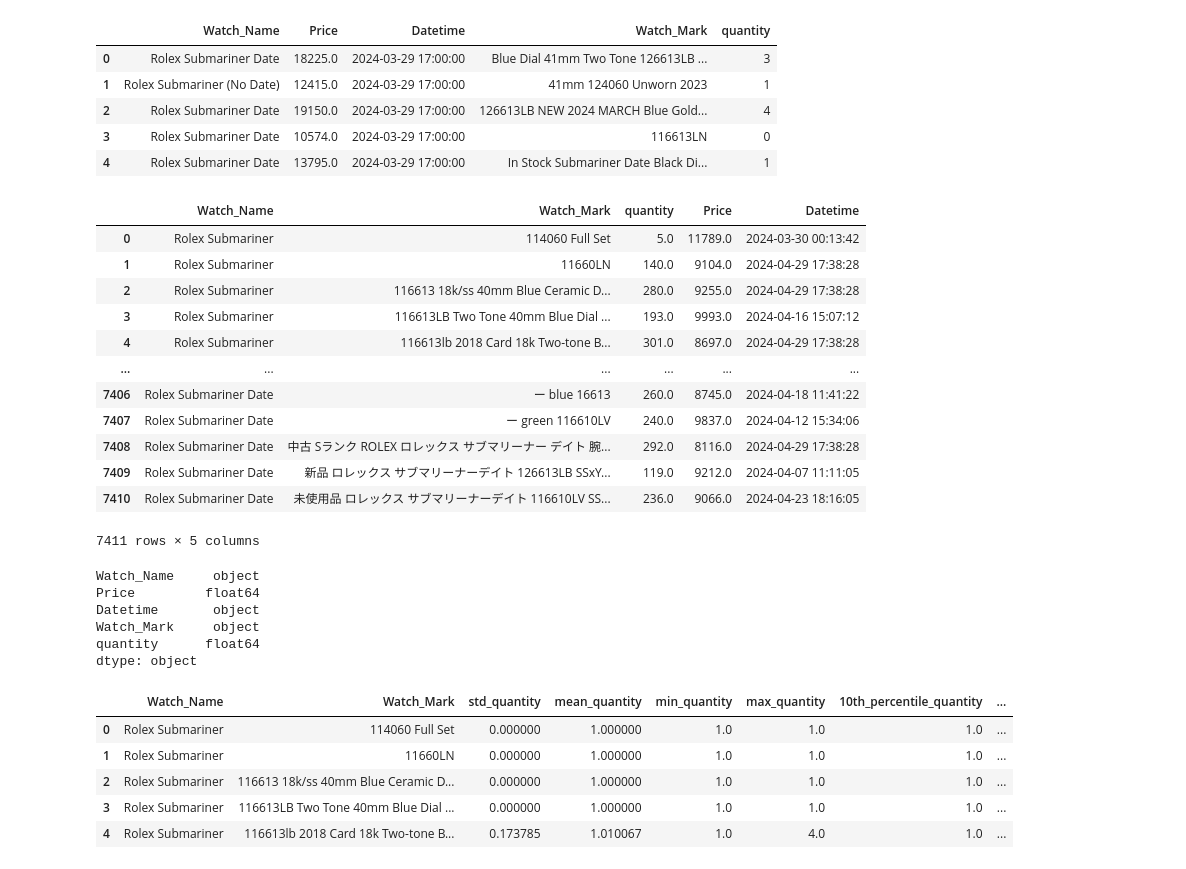
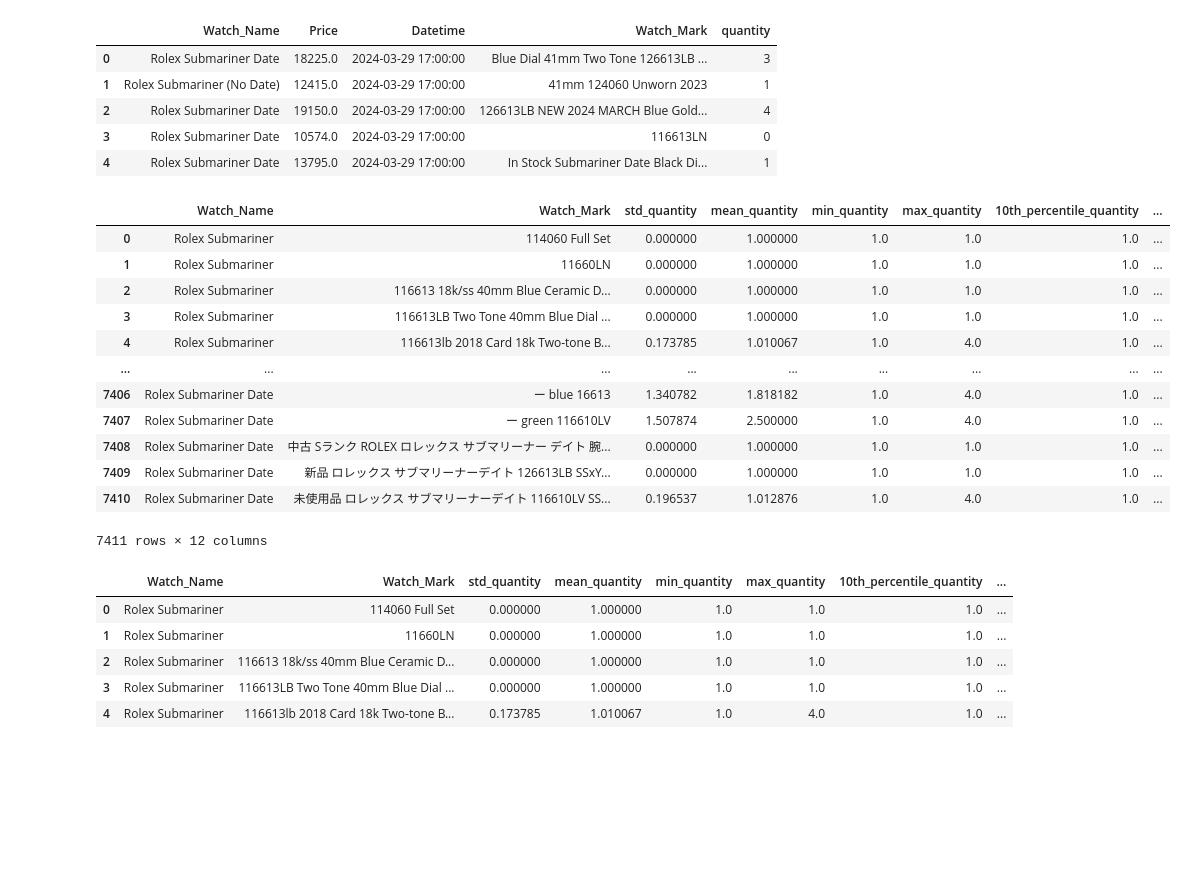
Before and after one commit to Internal3000/siwa-lite, a Jupyter notebook: rolex_data/analyst/rolex.ipynb, the cells around one changed output. Saved outputs shown, nothing was run; the diff lists cells and outputs as text; code cells hidden in the pictures; blank space fills up the shorter version.

```diff
--- a/rolex_data/analyst/rolex.ipynb
+++ b/rolex_data/analyst/rolex.ipynb
@@ -106,65 +107,76 @@ df
 
 # agg_df.head()
 
 def agg_hist_data(df: pd.DataFrame) -> pd.DataFrame:
     """
     Group the dataframe by 'market', 'market_hash_name', and 'dates.date'.
     Sums the 'quantity' and takes the minimum of 'price'.
 
     Parameters:
         df (pd.DataFrame): The input DataFrame.
 
     Returns:
 
         pd.DataFrame: The aggregated DataFrame.
     """
-    tmp_df =  df.groupby(['Watch_Name', 'Watch_Mark']).agg({
+    tmp_df =  df.groupby(['Watch_Name', 'Watch_Mark', 'Datetime']).agg({
         'quantity': 'sum',
         'Price': 'min',
-        'Datetime': 'max'
     }).reset_index()
     tmp_df = tmp_df[tmp_df["quantity"] > 0]
 
-    tmp_stats = df.groupby(['Watch_Name', 'Watch_Mark']).agg({
+    return tmp_df
+
+
+def fluctuation_data(df: pd.DataFrame) -> pd.DataFrame:
+
+    fluctuation = df.groupby(['Watch_Name', 'Watch_Mark']).agg({
     'quantity': ['std', 'mean', 'min', 'max',
                  lambda x: x.quantile(0.10),
                  lambda x: x.quantile(0.25),
                  lambda x: x.quantile(0.50),
                  lambda x: x.quantile(0.75),
-                 lambda x: x.quantile(0.90)
-                ],
+                 lambda x: x.quantile(0.90)]
     }).reset_index()
-    tmp_stats = tmp_stats[tmp_stats[("quantity", "mean")] > 0]
 
-    return tmp_df, tmp_stats
+    fluctuation = fluctuation[fluctuation[("quantity", "mean")] > 0]
+
+    # Renaming columns
+    fluctuation.columns = [
+        'Watch_Name',
+        'Watch_Mark',
+        'std_quantity',
+        'mean_quantity',
+        'min_quantity',
+        'max_quantity',
+        '10th_percentile_quantity',
+        '25th_percentile_quantity',
+        'median',
+        '75th_percentile_quantity',
+        '90th_percentile_quantity',
+    ]
+
+    # Calculating coefficient of variation
+    fluctuation['coef_of_variation'] = fluctuation['std_quantity'] / fluctuation['mean_quantity']
+
+    return fluctuation
 
 
-agg_df, fluctuation = agg_hist_data(df)
-agg_df
-# agg_df.groupby("Datetime").agg({
-#     "quantity": lambda x: len(x)
-# })
+agg_df = agg_hist_data(df)
+fluctuation = fluctuation_data(agg_df)
+fluctuation
 # %% [output]
-|  | Watch_Name | Watch_Mark | quantity | Price | Datetime |
-| 0 | Rolex Submariner | 114060 Full Set | 5.0 | 11789.0 | 2024-03-30 00:13:42 |
-| 1 | Rolex Submariner | 11660LN | 140.0 | 9104.0 | 2024-04-29 17:38:28 |
-| 2 | Rolex Submariner | 116613 18k/ss 40mm Blue Ceramic D... | 280.0 | 9255.0 | 2024-04-29 17:38:28 |
-| 3 | Rolex Submariner | 116613LB Two Tone 40mm Blue Dial ... | 193.0 | 9993.0 | 2024-04-16 15:07:12 |
-| 4 | Rolex Submariner | 116613lb 2018 Card 18k Two-tone B... | 301.0 | 8697.0 | 2024-04-29 17:38:28 |
-| ... | ... | ... | ... | ... | ... |
-| 7406 | Rolex Submariner Date | ー blue 16613 | 260.0 | 8745.0 | 2024-04-18 11:41:22 |
-| 7407 | Rolex Submariner Date | ー green 116610LV | 240.0 | 9837.0 | 2024-04-12 15:34:06 |
-| 7408 | Rolex Submariner Date | 中古 Sランク ROLEX ロレックス サブマリーナー デイト 腕... | 292.0 | 8116.0 | 2024-04-29 17:38:28 |
-| 7409 | Rolex Submariner Date | 新品 ロレックス サブマリーナーデイト 126613LB SSxY... | 119.0 | 9212.0 | 2024-04-07 11:11:05 |
-| 7410 | Rolex Submariner Date | 未使用品 ロレックス サブマリーナーデイト 116610LV SS... | 236.0 | 9066.0 | 2024-04-23 18:16:05 |
+|  | Watch_Name | Watch_Mark | std_quantity | mean_quantity | min_quantity | max_quantity | 10th_percentile_quantity | ... |
+| 0 | Rolex Submariner | 114060 Full Set | 0.000000 | 1.000000 | 1.0 | 1.0 | 1.0 | ... |
+| 1 | Rolex Submariner | 11660LN | 0.000000 | 1.000000 | 1.0 | 1.0 | 1.0 | ... |
+| 2 | Rolex Submariner | 116613 18k/ss 40mm Blue Ceramic D... | 0.000000 | 1.000000 | 1.0 | 1.0 | 1.0 | ... |
+| 3 | Rolex Submariner | 116613LB Two Tone 40mm Blue Dial ... | 0.000000 | 1.000000 | 1.0 | 1.0 | 1.0 | ... |
+| 4 | Rolex Submariner | 116613lb 2018 Card 18k Two-tone B... | 0.173785 | 1.010067 | 1.0 | 4.0 | 1.0 | ... |
+| ... | ... | ... | ... | ... | ... | ... | ... | ... |
+| 7406 | Rolex Submariner Date | ー blue 16613 | 1.340782 | 1.818182 | 1.0 | 4.0 | 1.0 | ... |
+| 7407 | Rolex Submariner Date | ー green 116610LV | 1.507874 | 2.500000 | 1.0 | 4.0 | 1.0 | ... |
+| 7408 | Rolex Submariner Date | 中古 Sランク ROLEX ロレックス サブマリーナー デイト 腕... | 0.000000 | 1.000000 | 1.0 | 1.0 | 1.0 | ... |
+| 7409 | Rolex Submariner Date | 新品 ロレックス サブマリーナーデイト 126613LB SSxY... | 0.000000 | 1.000000 | 1.0 | 1.0 | 1.0 | ... |
+| 7410 | Rolex Submariner Date | 未使用品 ロレックス サブマリーナーデイト 116610LV SS... | 0.196537 | 1.012876 | 1.0 | 4.0 | 1.0 | ... |
-7411 rows × 5 columns
+7411 rows × 12 columns
-# %%
-df.dtypes
-# %% [output]
-Watch_Name     object
-Price         float64
-Datetime       object
-Watch_Mark     object
-quantity      float64
-dtype: object
 # %%
```
Also changed, not shown: parts of 8 cells of this notebook.
